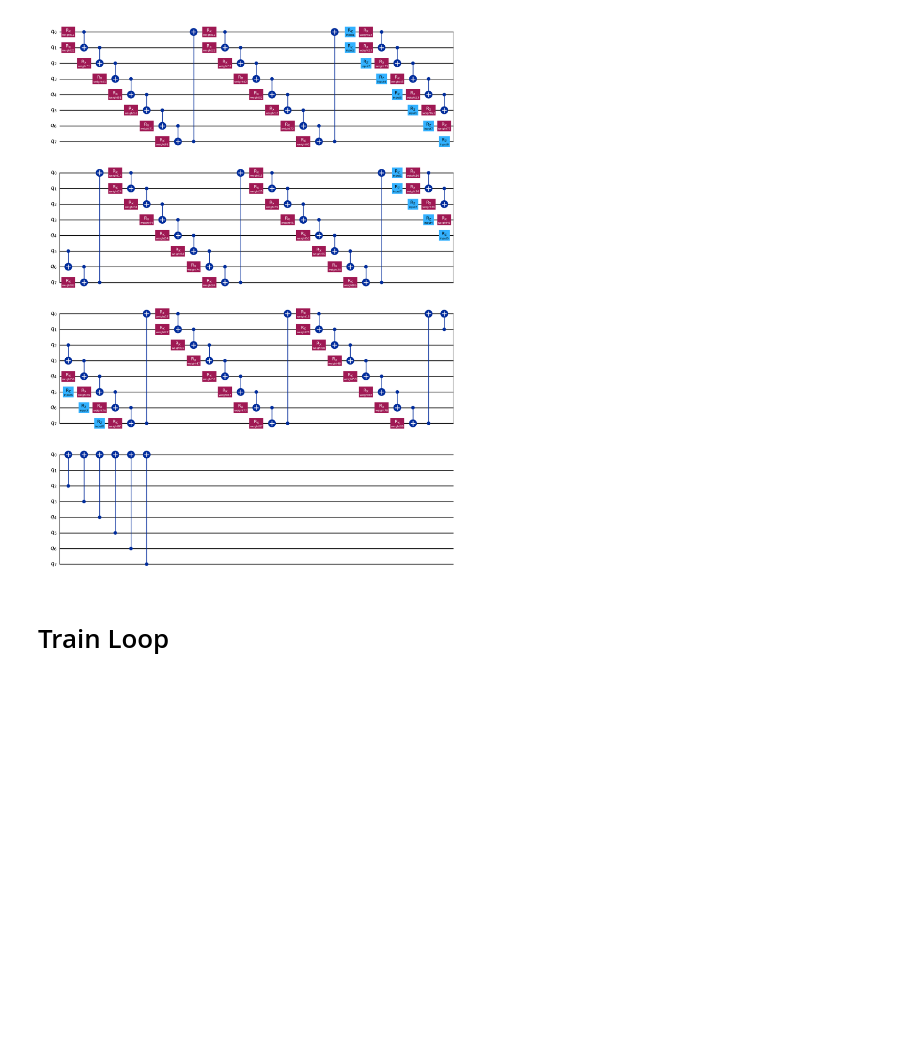
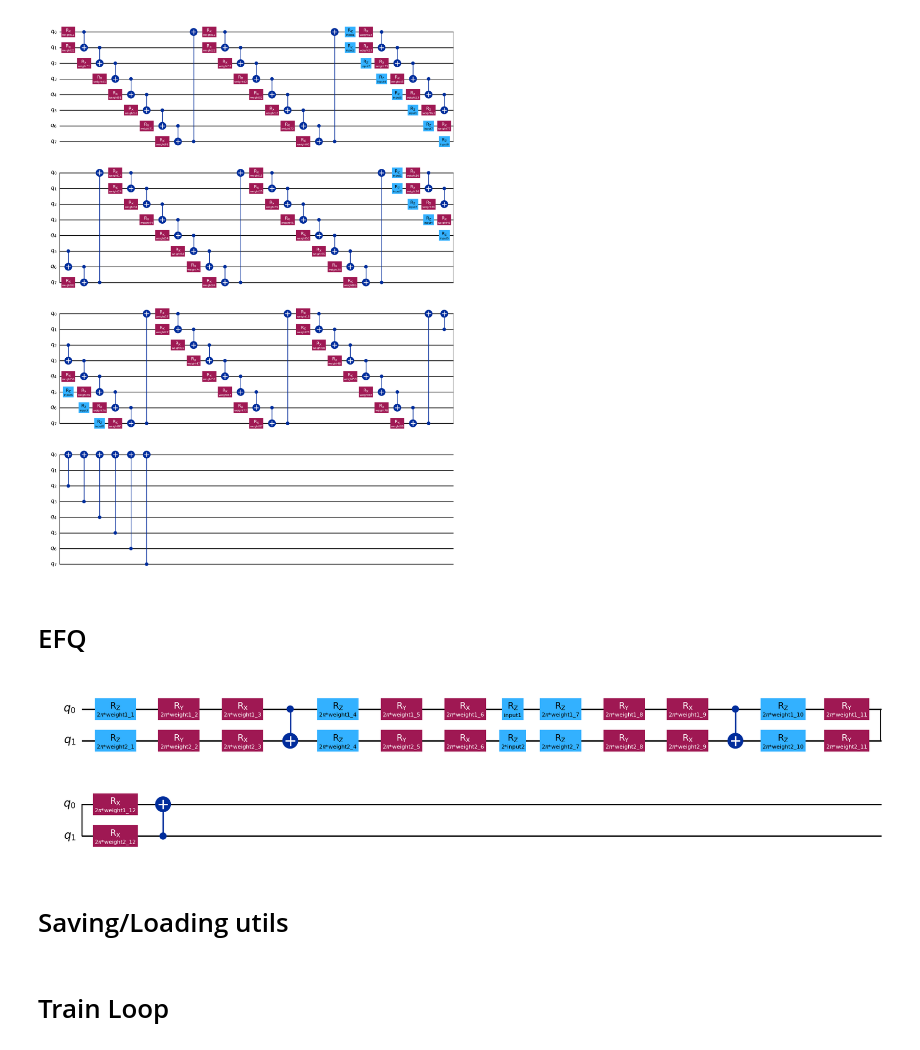
Before and after one commit to TimStep/Lagrange-points, a Jupyter notebook: QManifold.ipynb, the cells around one changed output. Cells and saved outputs as stored; diff of their text form; code cells hidden in the pictures; blank space fills up the shorter version.

```diff
--- a/QManifold.ipynb
+++ b/QManifold.ipynb
@@ -38,2 +64,7 @@ np.random.seed(RANDOM_SEED)
+# %%
+token_file = open('./drive/MyDrive/ibm_token.txt')
+token = token_file.read()
+SERVICE = QiskitRuntimeService(token=token, channel='ibm_quantum')
+token_file.close()
 # %%
 device = "cuda" if torch.cuda.is_available() else "cpu"
@@ -290,3 +342,5 @@ class QDINet(nn.Module):
     x = self.fcnn(x)
     x = self.qnn(x)
     return x
+# %% [markdown]
+# EFQ
@@ -292,0 +454,7 @@ class QDINet(nn.Module):
+# %%
+efq = EFQ(
+    qubits=2, repetitions=1
+)
+efq.circuit.draw(output="mpl")
+# %% [output]
+[figure, added]
@@ -292,0 +488,2 @@ class QDINet(nn.Module):
+# %% [markdown]
+# Saving/Loading utils
```
Also changed, not shown: parts of 27 cells of this notebook.
